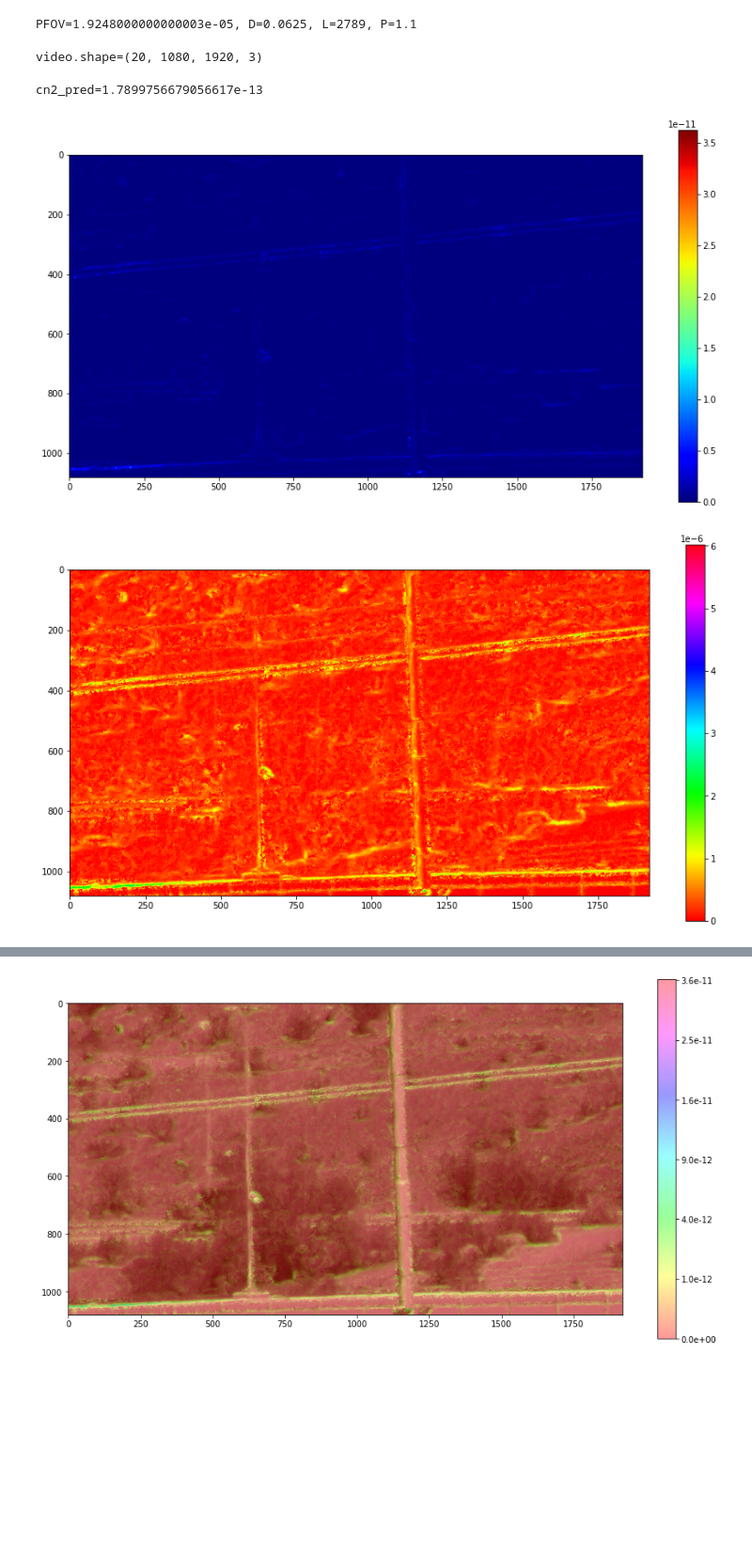
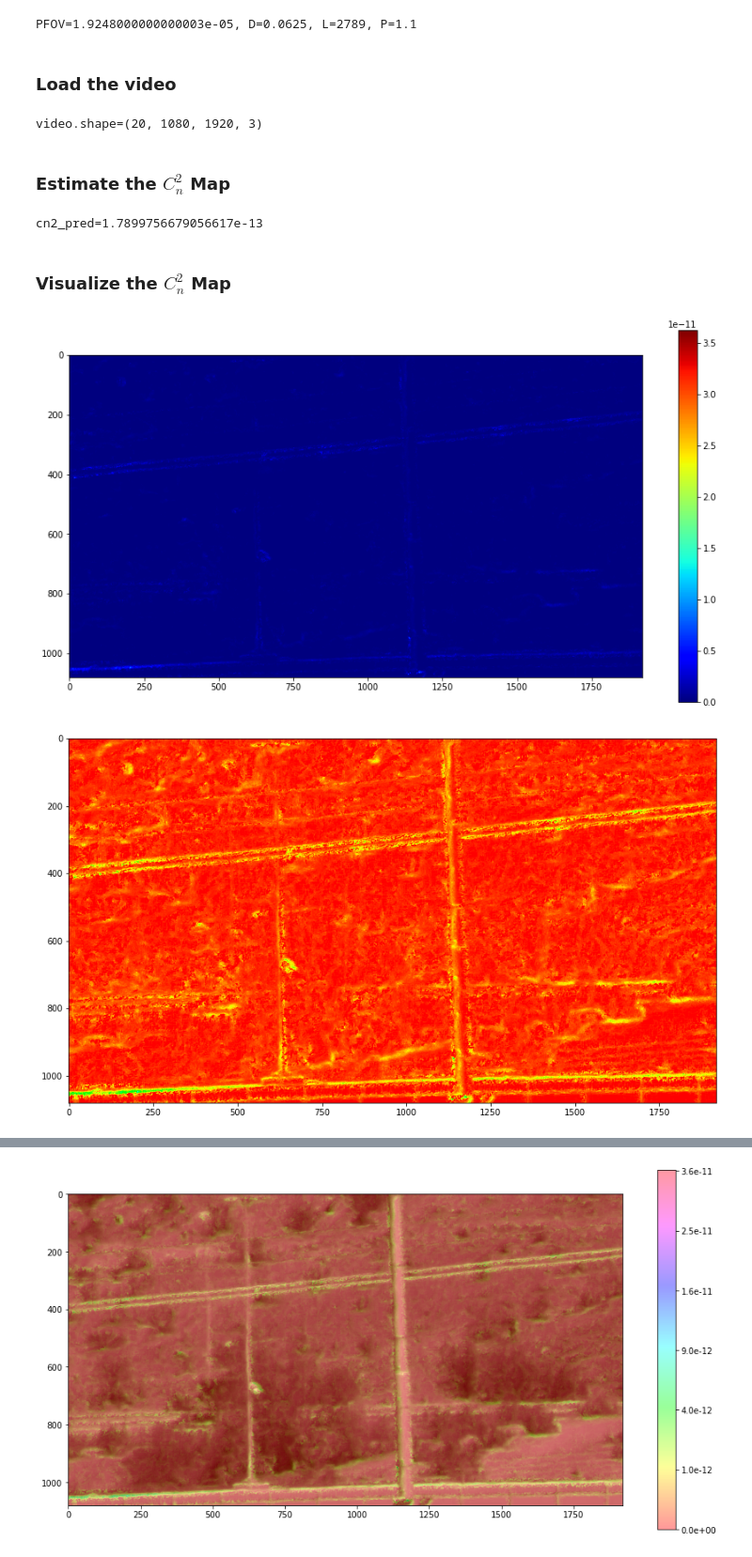
Before and after one commit to Riponcs/Turbulence-Strength-Estimation-from-Images, a Jupyter notebook: Cn2_Map.ipynb, the cells around one changed output, grey strips where cells are left out. Shown at 94% size. Saved outputs shown, nothing was run; the diff lists cells and outputs as text; code cells hidden in the pictures; blank space fills up the shorter version.

```diff
--- a/Cn2_Map.ipynb
+++ b/Cn2_Map.ipynb
@@ -7,3 +7,4 @@ from glob import glob
 from PIL import Image
 import matplotlib.pyplot as plt
 from matplotlib.ticker import FuncFormatter
+plt.rcParams['figure.figsize'] = [15, 8]
@@ -34,6 +31,8 @@ P = 2.914 if D < np.sqrt(lambda_temp * L) and l_0 <= D < L_0 else 1.1
 print(f'{PFOV=}, {D=}, {L=}, {P=}')
 # %% [output]
 PFOV=1.9248000000000003e-05, D=0.0625, L=2789, P=1.1
+# %% [markdown]
+### Load the video
 # %%
 # Define your video path and load the video
 path = "Stabilized Road.mp4"
@@ -60,6 +59,8 @@ else:
 print(f'{video.shape=}')
 # %% [output]
 video.shape=(20, 1080, 1920, 3)
+# %% [markdown]
+### Estimate the $C_n^2$ Map
 # %%
 sigma_I = np.std(video, axis=0)
 Grad_mag = imgradient(video[0])
@@ -70,18 +72,20 @@ cn2_pred =  np.nanmean(Cn_sqr_mn)
 print(f'{cn2_pred=}')
 # %% [output]
 cn2_pred=1.7899756679056617e-13
+# %% [markdown]
+### Visualize the $C_n^2$ Map
 # %%
 # Replace np.nan with 0
 Cn_sqr_mnMap = np.nan_to_num(Cn_sqr_mn, nan=0)
 Cn_sqr_mnMap = np.mean(Cn_sqr_mnMap, axis=2) # (1080, 1920)
 
 Normalize = lambda x: (x - np.min(x)) / (np.max(x) - np.min(x))
-plt.figure(figsize=(15,8))
 plt.imshow((Cn_sqr_mnMap), cmap='jet'), plt.colorbar(), plt.show();
 
 sq_Cn_sqr_mnMap = np.sqrt(Cn_sqr_mnMap)
-plt.figure(figsize=(15,8))
-plt.imshow(sq_Cn_sqr_mnMap, cmap='hsv'), plt.colorbar(), plt.show();
+plt.imshow(sq_Cn_sqr_mnMap, cmap='hsv'), plt.show();
+
+plt.imshow(video[0][:,:,::-1]), plt.show();
 # %% [output]
 [figure]
-[figure, old version]
+[figure, new version]
```
Also changed, not shown: parts of 7 cells of this notebook.
